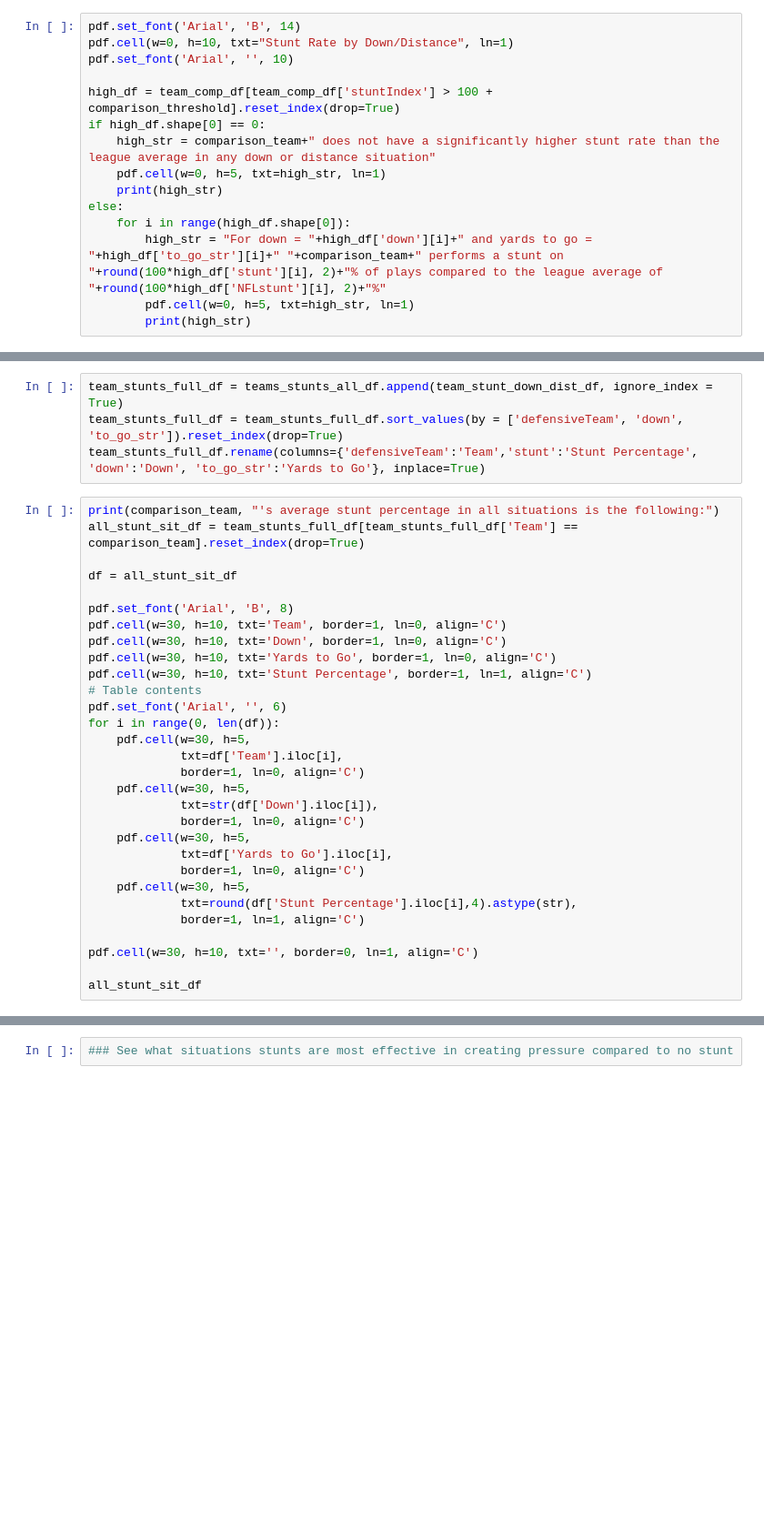
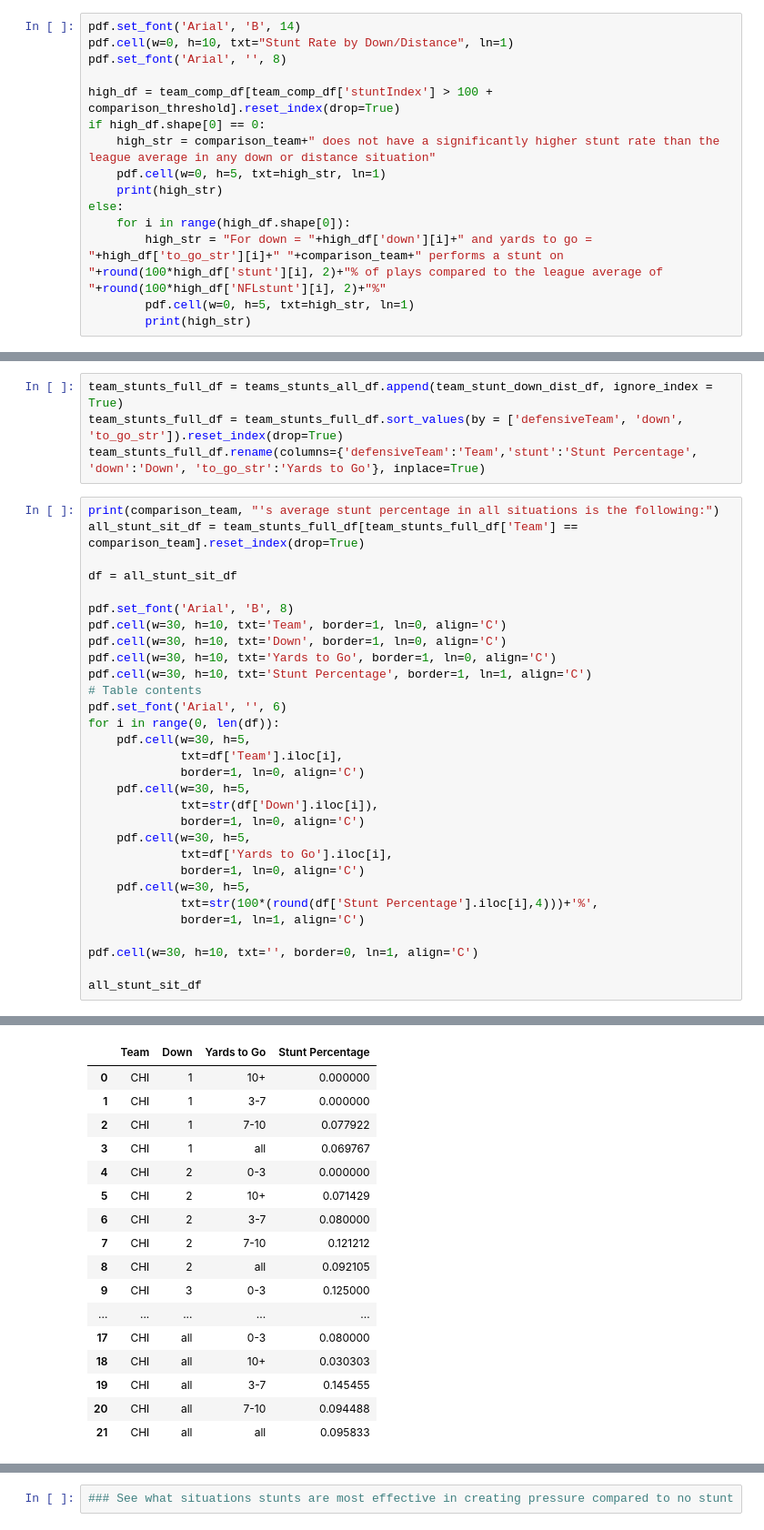
Before and after one commit to bhakimi21/data_bowl_2023, a Jupyter notebook: nfl_scratch.ipynb, the cells around one changed output, grey strips where cells are left out. Shown at 91% size. Drawn from its saved outputs; the diff is of its cells as text; blank space fills up the shorter version.

```diff
--- a/nfl_scratch.ipynb
+++ b/nfl_scratch.ipynb
@@ -288,7 +403,7 @@ if qa_check:
 # %%
 pdf.set_font('Arial', 'B', 14)
 pdf.cell(w=0, h=10, txt="Stunt Rate by Down/Distance", ln=1)
-pdf.set_font('Arial', '', 10)
+pdf.set_font('Arial', '', 8)
 
 high_df = team_comp_df[team_comp_df['stuntIndex'] > 100 + comparison_threshold].reset_index(drop=True)
 if high_df.shape[0] == 0:
@@ -345,9 +466,10 @@ for i in range(0, len(df)):
              txt=df['Yards to Go'].iloc[i],
              border=1, ln=0, align='C')
     pdf.cell(w=30, h=5,
-             txt=round(df['Stunt Percentage'].iloc[i],4).astype(str),
+             txt=str(100*(round(df['Stunt Percentage'].iloc[i],4)))+'%',
              border=1, ln=1, align='C')
 
 pdf.cell(w=30, h=10, txt='', border=0, ln=1, align='C')
 
 all_stunt_sit_df
+# %% [output]
@@ -354,3 +477,20 @@ all_stunt_sit_df
+|  | Team | Down | Yards to Go | Stunt Percentage |
+| 0 | CHI | 1 | 10+ | 0.000000 |
+| 1 | CHI | 1 | 3-7 | 0.000000 |
+| 2 | CHI | 1 | 7-10 | 0.077922 |
+| 3 | CHI | 1 | all | 0.069767 |
+| 4 | CHI | 2 | 0-3 | 0.000000 |
+| 5 | CHI | 2 | 10+ | 0.071429 |
+| 6 | CHI | 2 | 3-7 | 0.080000 |
+| 7 | CHI | 2 | 7-10 | 0.121212 |
+| 8 | CHI | 2 | all | 0.092105 |
+| 9 | CHI | 3 | 0-3 | 0.125000 |
+| ... | ... | ... | ... | ... |
+| 17 | CHI | all | 0-3 | 0.080000 |
+| 18 | CHI | all | 10+ | 0.030303 |
+| 19 | CHI | all | 3-7 | 0.145455 |
+| 20 | CHI | all | 7-10 | 0.094488 |
+| 21 | CHI | all | all | 0.095833 |
 # %%
 print("The NFL's average stunt percentage in all situations is the following:")
 nfl_stunts_full_df
```
Also changed, not shown: parts of 24 cells of this notebook, 1 other file.
